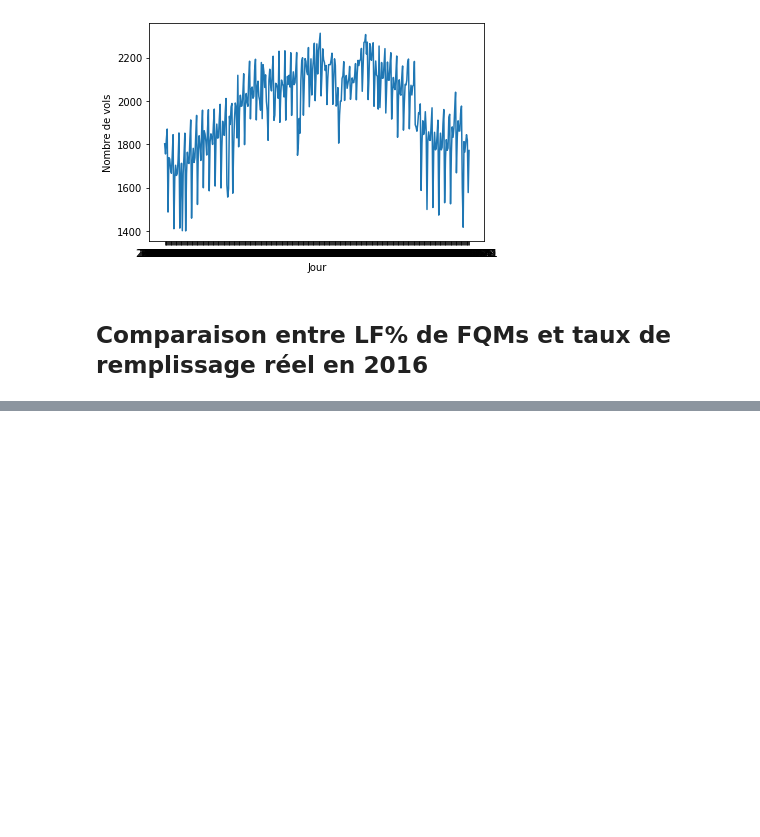
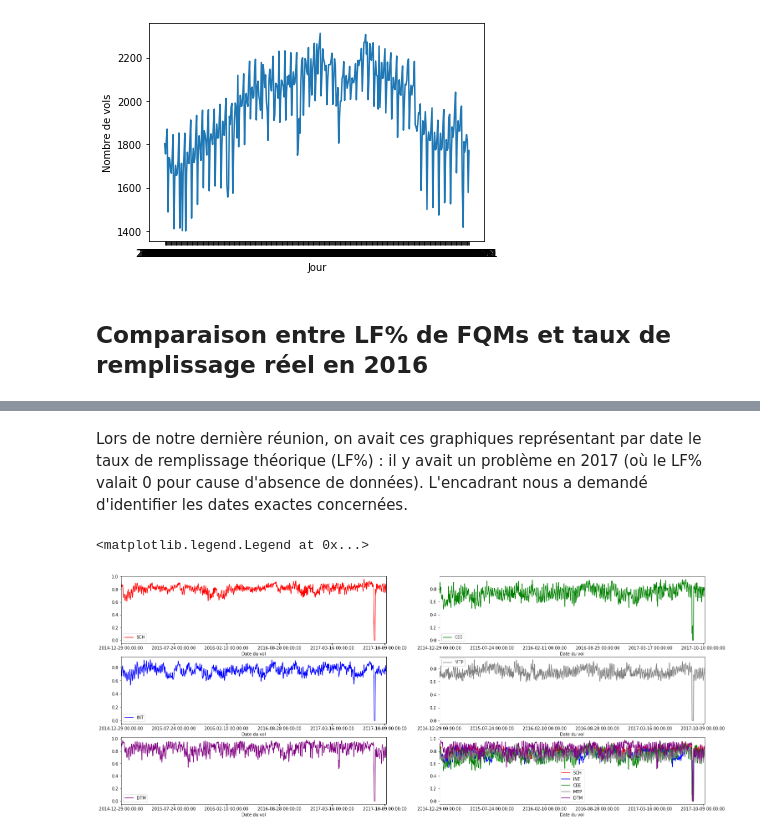
Before and after one commit to erialc-cal/StatApp_2020, a Jupyter notebook: Preparation reunion/Reunion 28-01 Victor.ipynb, the cells around one changed output, grey strips where cells are left out. Cells and saved outputs as stored; diff of their text form; code cells hidden in the pictures; blank space fills up the shorter version.

```diff
--- a/Preparation reunion/Reunion 28-01 Victor.ipynb
+++ b/Preparation reunion/Reunion 28-01 Victor.ipynb
@@ -148,0 +190,30 @@ def compare_histo_fqms(agregation_fqms, agregation_histo,variable_fqms, variable
+# %%
+fqms = pd.read_csv('fqms_concat_def.csv')
+# %% [markdown]
+Lors de notre dernière réunion, on avait ces graphiques représentant par date le taux de remplissage théorique (LF%) : il y avait un problème en 2017 (où le LF% valait 0 pour cause d'absence de données). L'encadrant nous a demandé d'identifier les dates exactes concernées.
+# %%
+faisceaux_recode =['SCH', 'INT', 'CEE', 'MTP', 'DTM']
+colors = ['red','blue', 'green', 'grey', 'purple']
+fig, axes = plt.subplots(nrows=3,ncols=2, figsize=(25,10))
+
+fqms[fqms['Qualité']== 'SCH'].groupby('Date du vol').agg({'LF%':'mean'}).plot(ax = axes[0,0],legend=True, subplots=True, color=colors[0])
+axes[0,0].legend(faisceaux_recode[0:5])
+
+fqms[fqms['Qualité']== 'INT'].groupby('Date du vol').agg({'LF%':'mean'}).plot(ax = axes[1,0],legend=True, subplots=True, color=colors[1])
+axes[1,0].legend(faisceaux_recode[1:5])
+
+fqms[fqms['Qualité']== 'CEE'].groupby('Date du vol').agg({'LF%':'mean'}).plot(ax = axes[0,1],legend=True, subplots=True, color=colors[2])
+axes[0,1].legend(faisceaux_recode[2:5])
+
+fqms[fqms['Qualité']== 'MTP'].groupby('Date du vol').agg({'LF%':'mean'}).plot(ax = axes[1,1],legend=True, subplots=True, color=colors[3])
+axes[1,1].legend(faisceaux_recode[3:5])
+
+fqms[fqms['Qualité']== 'DTM'].groupby('Date du vol').agg({'LF%':'mean'}).plot(ax = axes[2,0],legend=True, subplots=True, color=colors[4])
+axes[2,0].legend(faisceaux_recode[4:5])
+
+for i in range(len(faisceaux_recode)):
+    fqms[fqms['Qualité']== faisceaux_recode[i]].groupby('Date du vol').agg({'LF%':'mean'}).plot(ax = axes[2,1],legend=True, subplots=True, color=colors[i])
+axes[2,1].legend(faisceaux_recode)
+# %% [output]
+<matplotlib.legend.Legend at 0x...>
+[figure, added]
```
Also changed, not shown: parts of 15 cells of this notebook.
